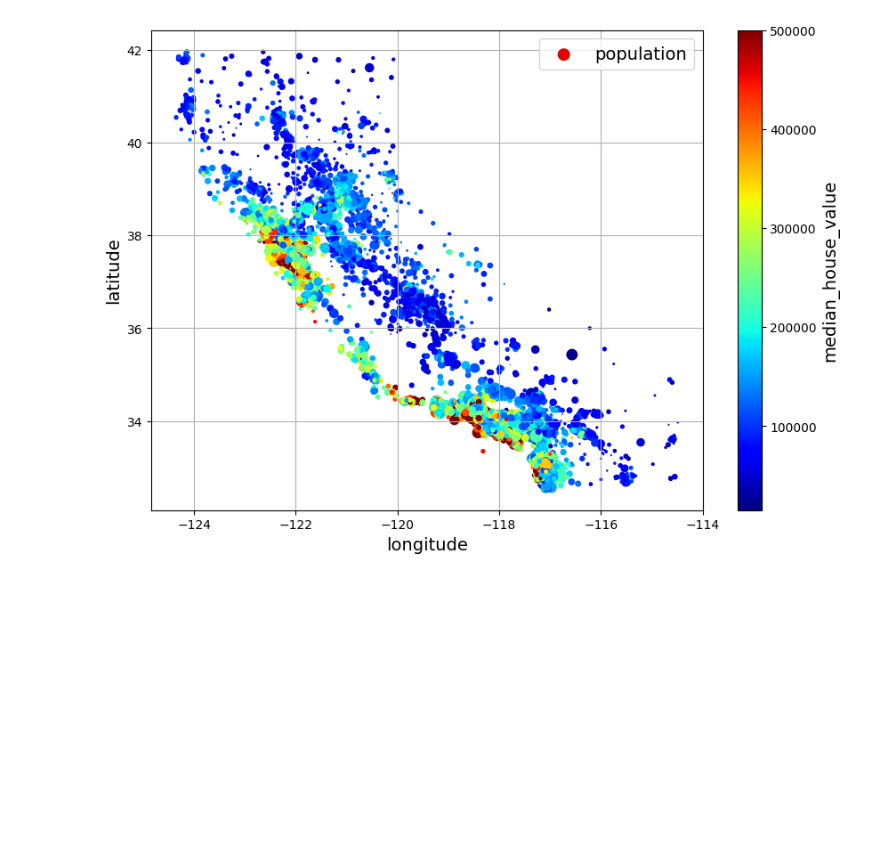
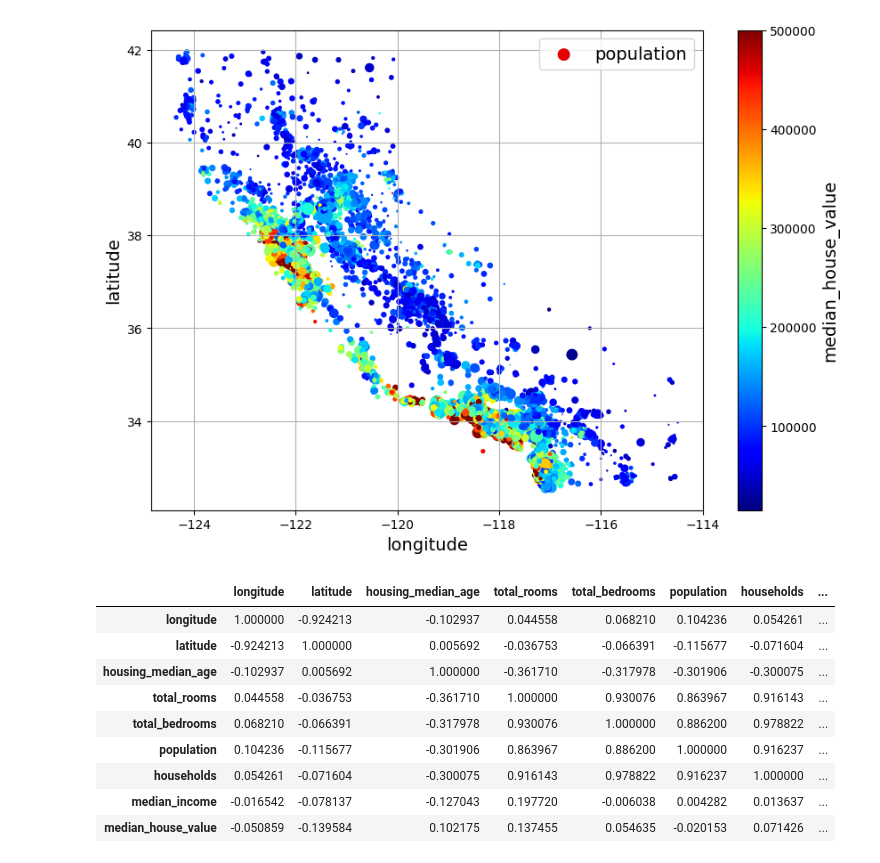
Before and after one commit to dabster108/sklearn-pytorch-lab, a Jupyter notebook: HandsonMachineLearning2.ipynb, the cells around one changed output. Drawn from its saved outputs; the diff is of its cells as text; code cells hidden in the pictures; blank space fills up the shorter version.

```diff
--- a/HandsonMachineLearning2.ipynb
+++ b/HandsonMachineLearning2.ipynb
@@ -245,3 +245,17 @@ housing.plot(kind="scatter", x="longitude", y="latitude", grid=True,
 plt.show()
 # %% [output]
 [figure]
+# %%
+corr_matrix = housing.corr(numeric_only = True)
+corr_matrix
+# %% [output]
+|  | longitude | latitude | housing_median_age | total_rooms | total_bedrooms | population | households | ... |
+| longitude | 1.000000 | -0.924213 | -0.102937 | 0.044558 | 0.068210 | 0.104236 | 0.054261 | ... |
+| latitude | -0.924213 | 1.000000 | 0.005692 | -0.036753 | -0.066391 | -0.115677 | -0.071604 | ... |
+| housing_median_age | -0.102937 | 0.005692 | 1.000000 | -0.361710 | -0.317978 | -0.301906 | -0.300075 | ... |
+| total_rooms | 0.044558 | -0.036753 | -0.361710 | 1.000000 | 0.930076 | 0.863967 | 0.916143 | ... |
+| total_bedrooms | 0.068210 | -0.066391 | -0.317978 | 0.930076 | 1.000000 | 0.886200 | 0.978822 | ... |
+| population | 0.104236 | -0.115677 | -0.301906 | 0.863967 | 0.886200 | 1.000000 | 0.916237 | ... |
+| households | 0.054261 | -0.071604 | -0.300075 | 0.916143 | 0.978822 | 0.916237 | 1.000000 | ... |
+| median_income | -0.016542 | -0.078137 | -0.127043 | 0.197720 | -0.006038 | 0.004282 | 0.013637 | ... |
+| median_house_value | -0.050859 | -0.139584 | 0.102175 | 0.137455 | 0.054635 | -0.020153 | 0.071426 | ... |
```
Also changed, not shown: parts of 4 cells of this notebook.
